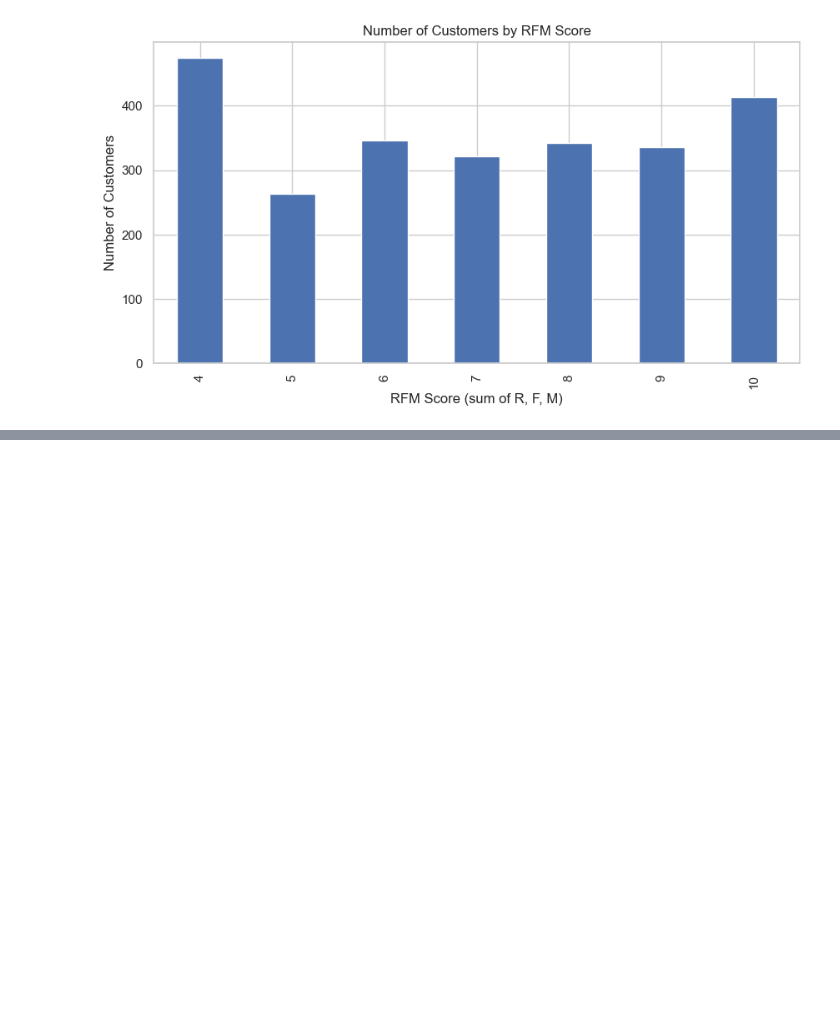
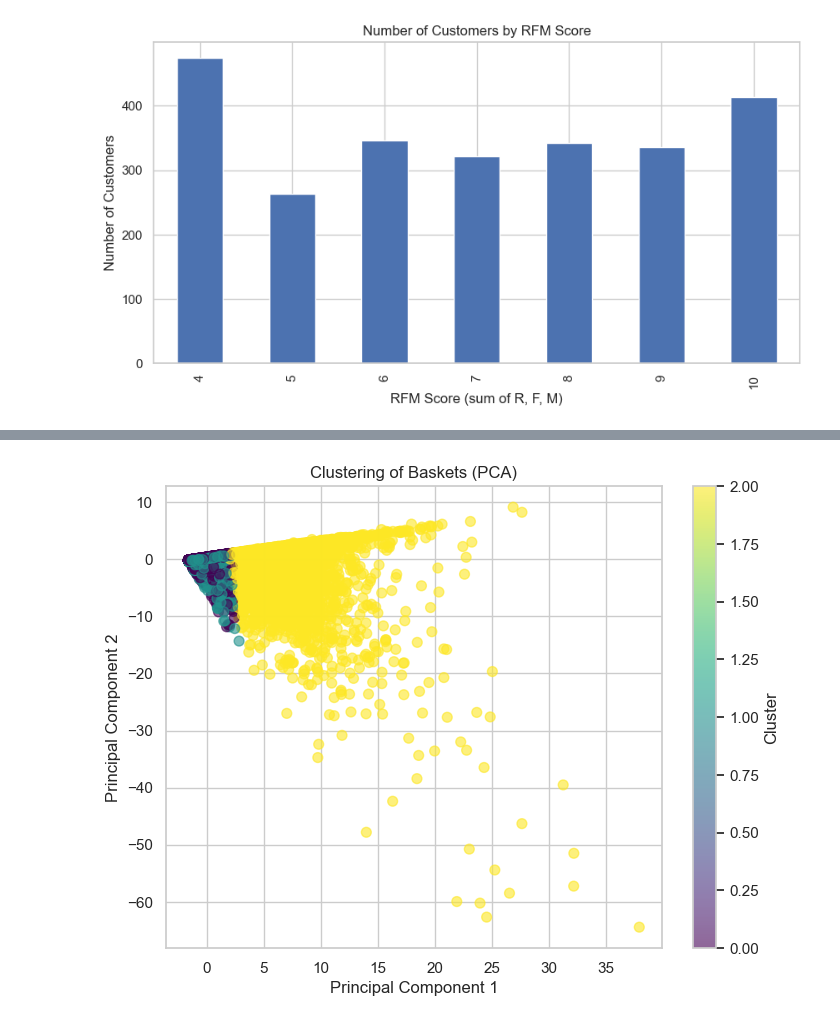
Before and after one commit to fahadmujawar/cart-based-customer-segmentation, a Jupyter notebook: DSML_EDA_pandas.ipynb, the cells around one changed output, grey strips where cells are left out. Drawn from its saved outputs; the diff is of its cells as text; code cells hidden in the pictures; blank space fills up the shorter version.

```diff
--- a/DSML_EDA_pandas.ipynb
+++ b/DSML_EDA_pandas.ipynb
@@ -871,0 +855,27 @@ Passing `palette` without assigning `hue` is deprecated and will be removed in v
+# %%
+from sklearn.cluster import KMeans
+from sklearn.preprocessing import StandardScaler
+
+X = basket_features.drop(['household_key', 'basket_id'], axis=1)
+X_scaled = StandardScaler().fit_transform(X)
+
+kmeans = KMeans(n_clusters=3, random_state=42)
+basket_features['cluster'] = kmeans.fit_predict(X_scaled)
+# %%
+import matplotlib.pyplot as plt
+from sklearn.decomposition import PCA
+
+# Perform PCA to reduce the features to 2D for visualization
+pca = PCA(n_components=2)
+X_pca = pca.fit_transform(X_scaled)
+
+# Plotting the clusters
+plt.figure(figsize=(8, 6))
+plt.scatter(X_pca[:, 0], X_pca[:, 1], c=basket_features['cluster'], cmap='viridis', s=50, alpha=0.6)
+plt.title('Clustering of Baskets (PCA)')
+plt.xlabel('Principal Component 1')
+plt.ylabel('Principal Component 2')
+plt.colorbar(label='Cluster')
+plt.show()
+# %% [output]
+[figure, added]
```
Also changed, not shown: parts of 18 cells of this notebook.
